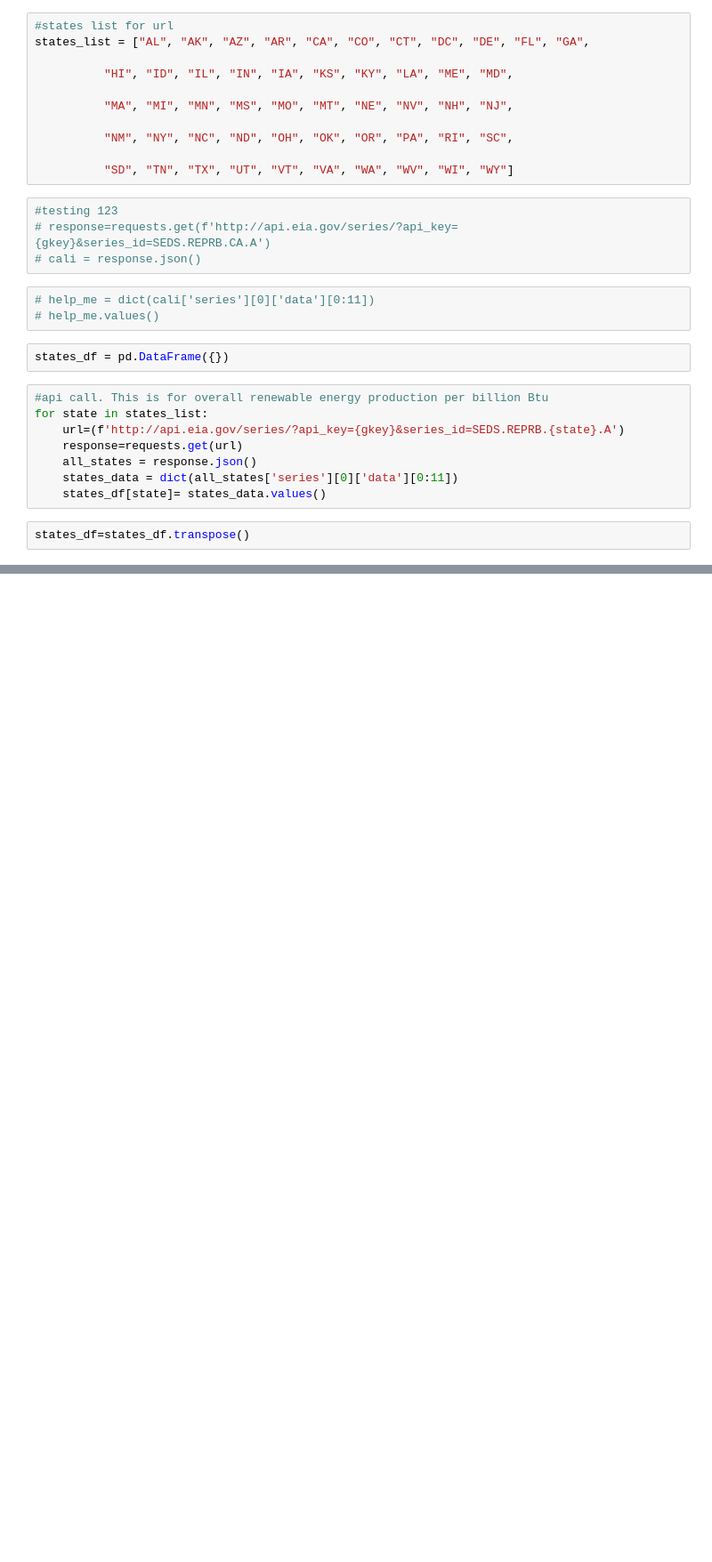
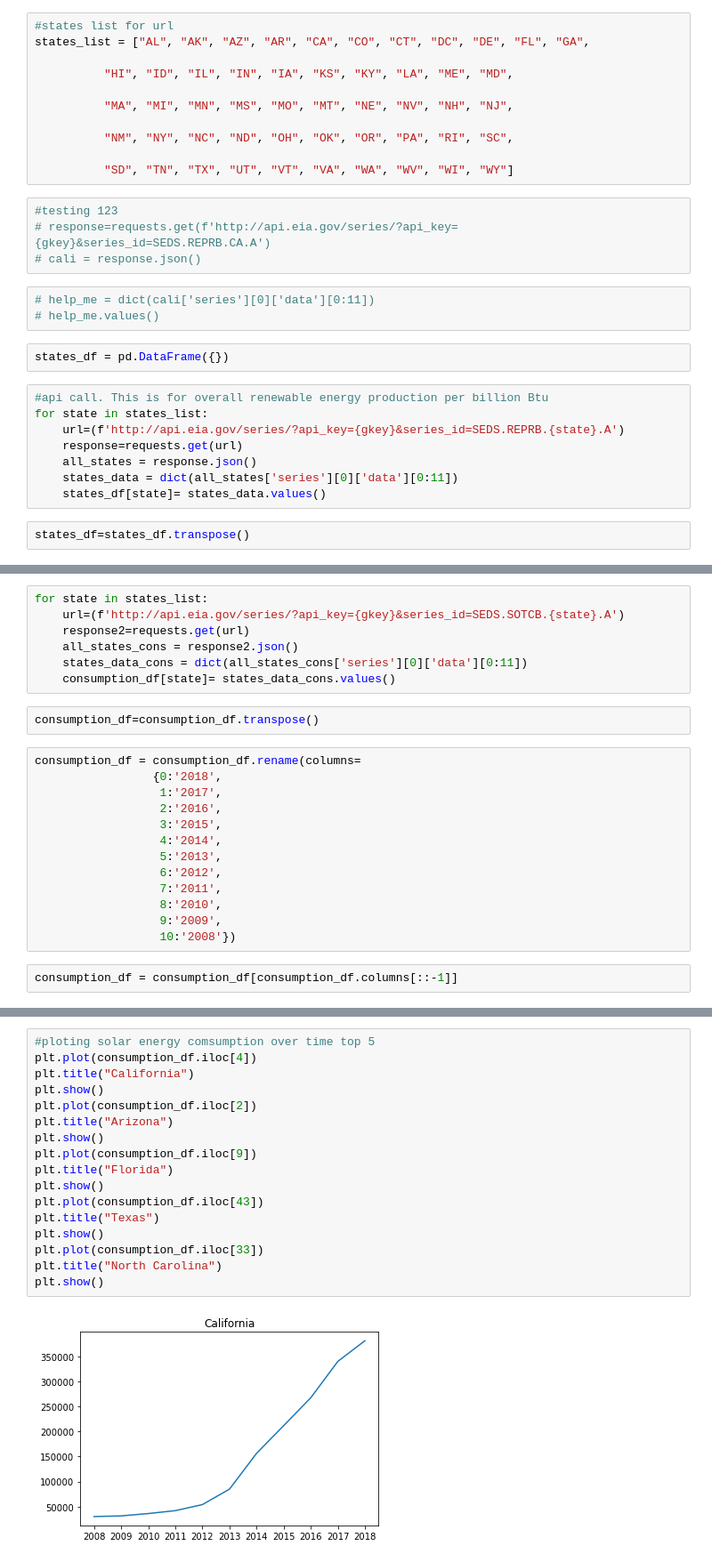
Before and after one commit to Asia-Hewett/solar_v_emissions_project, a Jupyter notebook: State Solar Production Data by Year/eia.ipynb, the cells around one changed output, grey strips where cells are left out. Shown at 89% size. Drawn from its saved outputs; the diff is of its cells as text; blank space fills up the shorter version.

Commit message:
added some solar consumption data

```diff
--- a/State Solar Production Data by Year/eia.ipynb
+++ b/State Solar Production Data by Year/eia.ipynb
@@ -70,0 +150,24 @@ states_df.rename(columns=
+# %%
+for state in states_list:
+    url=(f'http://api.eia.gov/series/?api_key={gkey}&series_id=SEDS.SOTCB.{state}.A')
+    response2=requests.get(url)
+    all_states_cons = response2.json()
+    states_data_cons = dict(all_states_cons['series'][0]['data'][0:11])
+    consumption_df[state]= states_data_cons.values()
+# %%
+consumption_df=consumption_df.transpose()
+# %%
+consumption_df = consumption_df.rename(columns=
+                 {0:'2018',
+                  1:'2017',
+                  2:'2016',
+                  3:'2015',
+                  4:'2014',
+                  5:'2013',
+                  6:'2012',
+                  7:'2011',
+                  8:'2010',
+                  9:'2009',
+                  10:'2008'})
+# %%
+consumption_df = consumption_df[consumption_df.columns[::-1]]
@@ -70,0 +197,19 @@ states_df.rename(columns=
+# %%
+#ploting solar energy comsumption over time top 5
+plt.plot(consumption_df.iloc[4])
+plt.title("California")
+plt.show()
+plt.plot(consumption_df.iloc[2])
+plt.title("Arizona")
+plt.show()
+plt.plot(consumption_df.iloc[9])
+plt.title("Florida")
+plt.show()
+plt.plot(consumption_df.iloc[43])
+plt.title("Texas")
+plt.show()
+plt.plot(consumption_df.iloc[33])
+plt.title("North Carolina")
+plt.show()
+# %% [output]
+[figure, added]
```
Also changed, not shown: parts of 13 cells of this notebook.
